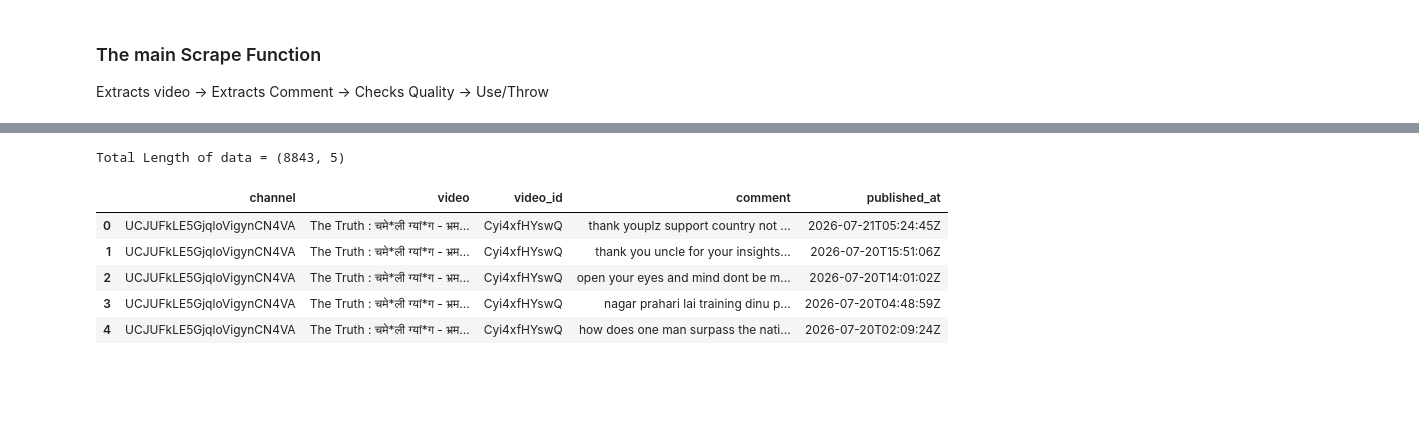
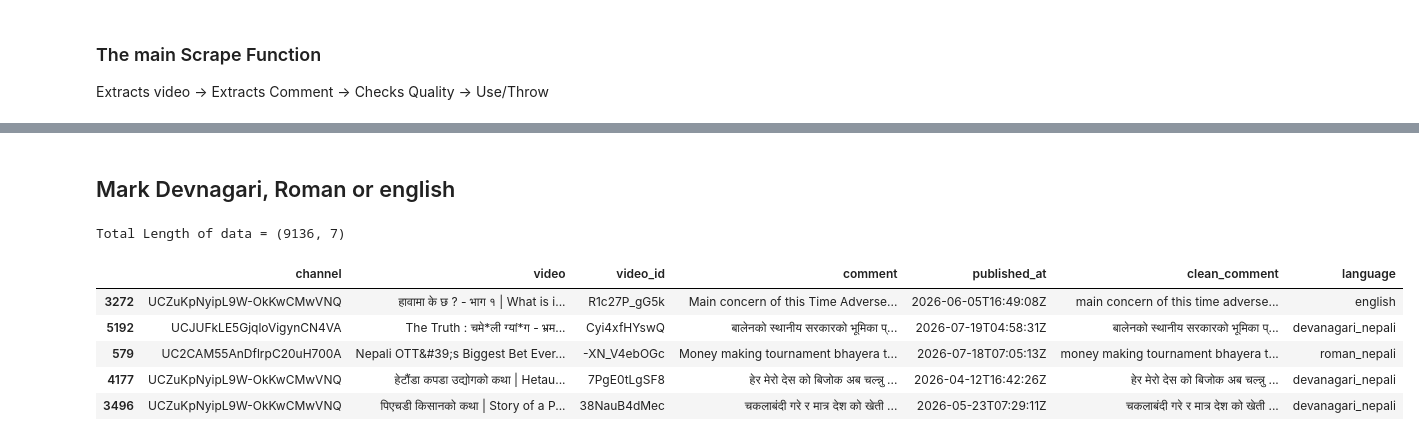
Before and after one commit to tikadatta2005/nepal-comment-sentiment-analysis, a Jupyter notebook: dataset.ipynb, the cells around one changed output, grey strips where cells are left out. Drawn from its saved outputs; the diff is of its cells as text; code cells hidden in the pictures; blank space fills up the shorter version.

Commit message:
update/ dataset download and cleaning

```diff
--- a/dataset.ipynb
+++ b/dataset.ipynb
@@ -293,20 +410,15 @@ Length of text must be above 5 because raw text too short might give lower seman
 Removal of useless phrases simply means removing comments that contains low value adding texts such has : nice video, wow, upload more, etc. as this does not align with the project's problem and rather focus on what people are talking about video not problem.
 # %%
 def is_quality_comment(text):
-    try:
-        if detect(text) != "en":
-            return False
-
-    except LangDetectException:
-        return False
-
     if len(text.split()) < 10:
         return False
 
     low=text.lower().strip()
 
     useless = [
-    # talking about the video quality itself
+    "best podcast",
+    "best video",
+    "video",
     "nice video",
     "great video",
     "awesome video",
@@ -322,8 +434,6 @@ def is_quality_comment(text):
     "brilliant video",
     "incredible video",
     "interesting video",
-
-    # talking about content without adding information
     "nice content",
     "great content",
     "awesome content",
@@ -332,8 +442,7 @@ def is_quality_comment(text):
     "best content",
     "love this content",
     "loved this content",
-
-    # generic creator appreciation
+    "keep it up",
     "thanks for the video",
     "thank you for the video",
     "thanks for uploading",
@@ -342,8 +451,6 @@ def is_quality_comment(text):
     "thanks for making this",
     "appreciate the video",
     "appreciate this video",
-
-    # generic reactions
     "nice one",
     "good one",
     "great one",
@@ -352,8 +459,6 @@ def is_quality_comment(text):
     "good job",
     "great job",
     "awesome job",
-
-    # Engagement spam
     "first",
     "first comment",
     "early",
@@ -362,14 +467,17 @@ def is_quality_comment(text):
     "anyone here in 2026",
     "still watching",
     "watching in 2026",
-
-    # Requests without discussion
     "make more videos",
+    "good morning",
+    "good afternoon",
+    "goog night",
     "more videos please",
     "upload more",
     "keep uploading",
     "keep making videos",
     "keep it up",
+    "thanks",
+    "thank you"
 ]
 
     for phrase in useless:
@@ -414,6 +522,6 @@ def scrape_channels(channels, start_date, end_date, limit):
 
     return pd.DataFrame(data)
 # %%
-yt_comments = scrape_channels(channels, "2024-01-01T00:00:00Z", "2026-07-25T00:00:00Z", 80)
+yt_comments = scrape_channels(channels, "2024-01-01T00:00:00Z", "2026-07-25T00:00:00Z", 10)
 yt_comments.head()
 # %% [output]
@@ -442,0 +551,2 @@ VIDEO: Why is &#39;Brindaban ko Sikari&#39; problematic?
+# %% [markdown]
+## Mark Devnagari, Roman or english
@@ -443,15 +590,25 @@ VIDEO: Why is &#39;Brindaban ko Sikari&#39; problematic?
 # %%
-yt_comments["comment"] = yt_comments["comment"].apply(clean_text)
+yt_comments["clean_comment"] = yt_comments["comment"].apply(clean_text)
+# Remove with low length
+yt_comments = yt_comments[
+    yt_comments["clean_comment"].str.split().str.len() >= 8
+].reset_index(drop=True)# remove nan vals and save
+yt_comments = yt_comments.dropna()
+yt_comments = yt_comments[yt_comments["comment"]!=""]
+# label languate
+yt_comments["language"] = yt_comments["comment"].apply(detect_language)
+# random state shuffle
+yt_comments = yt_comments.sample(frac=1, random_state=41)
 
+# show data
 print(f"Total Length of data = {yt_comments.shape}")
-
 yt_comments.head()
 # %% [output]
-Total Length of data = (8843, 5)
+Total Length of data = (9136, 7)
-|  | channel | video | video_id | comment | published_at |
-| 0 | UCJUFkLE5GjqloVigynCN4VA | The Truth : चमे*ली ग्यां*ग - भ्रम... | Cyi4xfHYswQ | thank youplz support country not ... | 2026-07-21T05:24:45Z |
-| 1 | UCJUFkLE5GjqloVigynCN4VA | The Truth : चमे*ली ग्यां*ग - भ्रम... | Cyi4xfHYswQ | thank you uncle for your insights... | 2026-07-20T15:51:06Z |
-| 2 | UCJUFkLE5GjqloVigynCN4VA | The Truth : चमे*ली ग्यां*ग - भ्रम... | Cyi4xfHYswQ | open your eyes and mind dont be m... | 2026-07-20T14:01:02Z |
-| 3 | UCJUFkLE5GjqloVigynCN4VA | The Truth : चमे*ली ग्यां*ग - भ्रम... | Cyi4xfHYswQ | nagar prahari lai training dinu p... | 2026-07-20T04:48:59Z |
-| 4 | UCJUFkLE5GjqloVigynCN4VA | The Truth : चमे*ली ग्यां*ग - भ्रम... | Cyi4xfHYswQ | how does one man surpass the nati... | 2026-07-20T02:09:24Z |
+|  | channel | video | video_id | comment | published_at | clean_comment | language |
+| 3272 | UCZuKpNyipL9W-OkKwCMwVNQ | हावामा के छ ? - भाग १ | What is i... | R1c27P_gG5k | Main concern of this Time Adverse... | 2026-06-05T16:49:08Z | main concern of this time adverse... | english |
+| 5192 | UCJUFkLE5GjqloVigynCN4VA | The Truth : चमे*ली ग्यां*ग - भ्रम... | Cyi4xfHYswQ | बालेनको स्थानीय सरकारको भूमिका प्... | 2026-07-19T04:58:31Z | बालेनको स्थानीय सरकारको भूमिका प्... | devanagari_nepali |
+| 579 | UC2CAM55AnDflrpC20uH700A | Nepali OTT&#39;s Biggest Bet Ever... | -XN_V4ebOGc | Money making tournament bhayera t... | 2026-07-18T07:05:13Z | money making tournament bhayera t... | roman_nepali |
+| 4177 | UCZuKpNyipL9W-OkKwCMwVNQ | हेटौंडा कपडा उद्योगको कथा | Hetau... | 7PgE0tLgSF8 | हेर मेरो देस को बिजोक अब चल्न्नु ... | 2026-04-12T16:42:26Z | हेर मेरो देस को बिजोक अब चल्न्नु ... | devanagari_nepali |
+| 3496 | UCZuKpNyipL9W-OkKwCMwVNQ | पिएचडी किसानको कथा | Story of a P... | 38NauB4dMec | चकलाबंदी गरे र मात्र देश को खेती ... | 2026-05-23T07:29:11Z | चकलाबंदी गरे र मात्र देश को खेती ... | devanagari_nepali |
 # %%
```
Also changed, not shown: parts of 8 cells of this notebook, 2 other files.
